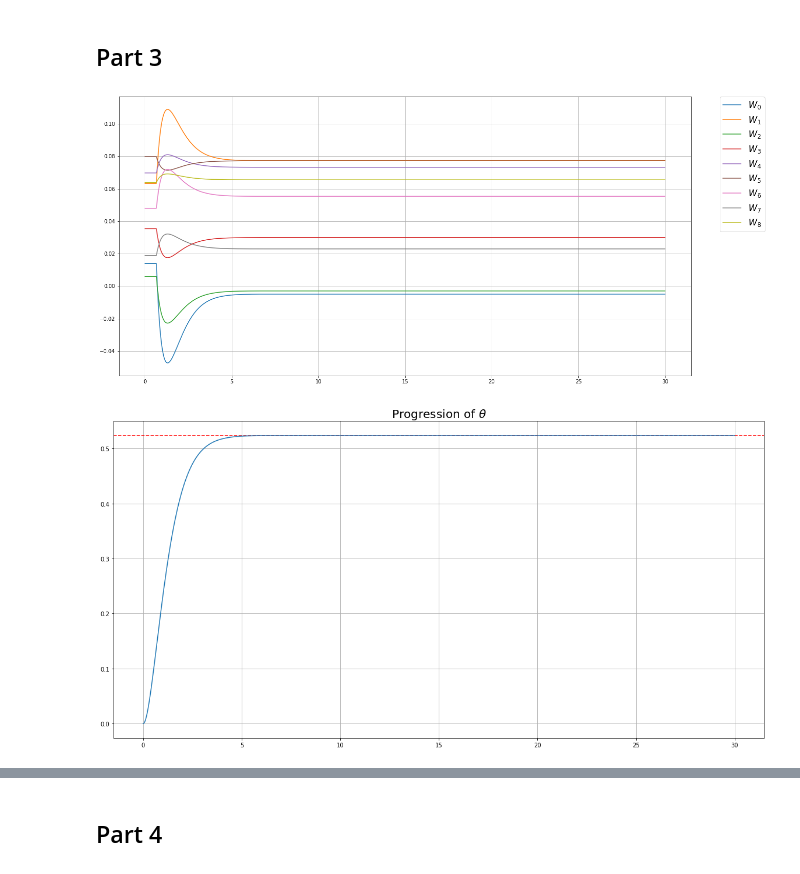
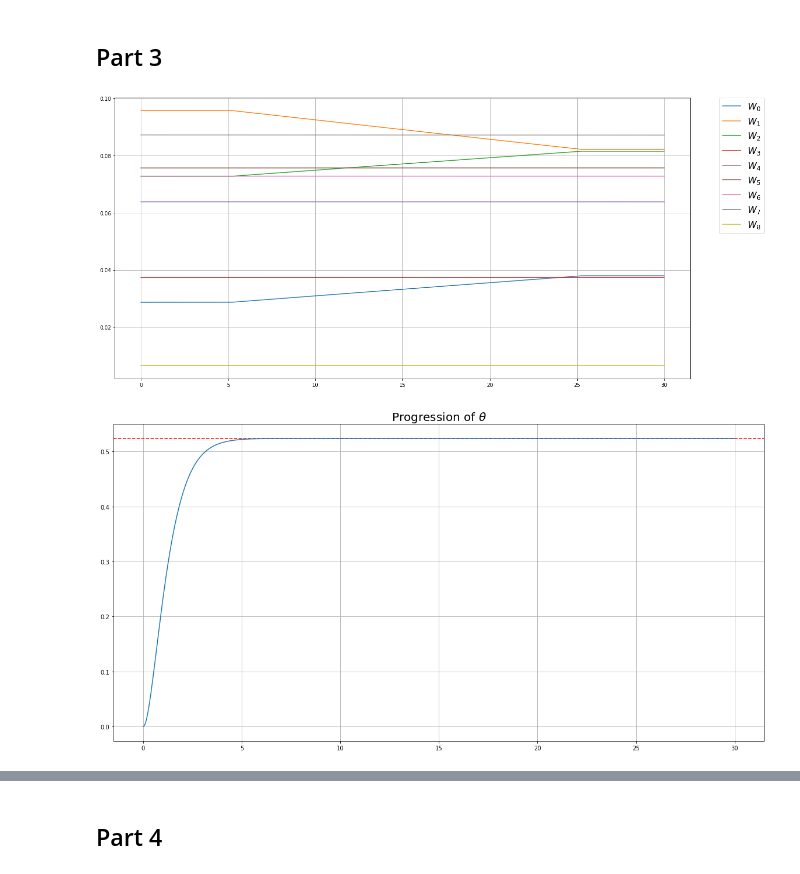
Before and after one commit to cplan082-tech/Adaptive_Control, a Jupyter notebook: assignments/final/Plante_Clive_final.ipynb, the cells around one changed output, grey strips where cells are left out. Saved outputs shown, nothing was run; the diff lists cells and outputs as text; code cells hidden in the pictures.

```diff
--- a/assignments/final/Plante_Clive_final.ipynb
+++ b/assignments/final/Plante_Clive_final.ipynb
@@ -227,7 +228,6 @@ cycles = int(stop_time//Ts)
 cnt_limit = 1000
 eps = 1e-6
 
-NL = 9
 gamma = 0.9
 alpha = 5
 beta = 1
@@ -245,78 +245,89 @@ q = np.array([[1, 0, 0],
             [0, 1, 0],
              [0, 0, 1]])
 
-W0 = np.random.uniform(0,0.1,(1, NL)).T
-W = [W0]
-
-U0 = np.random.uniform(0,0.1,(1, NL)).T
-U = [U0]
-
-
 xk = [np.array([e_theta0, e_w0, e_I0]).reshape(-1,1)]
 
-
+# basis functions
 phi = sp.Matrix([[e_theta, e_w, e_I,
                  e_theta*e_w, e_theta*e_I, e_w*e_I,
                  e_theta**2, e_w**2, e_I**2]])
+NL = len(phi) # number of neurons
 
+# matrix of derivatives of basis functions with respect to e_theta, e_w and e_I
 del_phi = sp.Matrix([[diff(phi, e_theta)], [diff(phi, e_w)], [diff(phi, e_I)]])
 
-phi_func = sp.lambdify([e_theta, e_w, e_I], phi)
-del_phi_func = sp.lambdify([e_theta, e_w, e_I], del_phi)
+phi_func = sp.lambdify([e_theta, e_w, e_I], phi) # function for calculating phi(xk)
+del_phi_func = sp.lambdify([e_theta, e_w, e_I], del_phi) # function for calculating derivatives of phi(xk)
 
+# initialsation of value weights
+W0 = np.random.uniform(0,0.1,(1, NL)).T
+W = [W0] # list for storing weights
+
+# initialsation of policy weights
+U0 = np.random.uniform(0,0.1,(1, NL)).T
+U = [U0] # list for policy weights
+
+# list for storing phi values initialised with phi(x_0)
 lst_phi = [phi_func(*xk[-1].T.tolist()[0])]
+
+# list for storing control inputs
 lst_u = [float((phi_func(*xk[-1].T.tolist()[0])@U[-1]).reshape(()))]
 
-t = [0]
-k = 0
+t = [0] # list for storing time
+k = 0 # time index
+
+# initialisation of weights for comparison in while statement.
+# These vectors will be updated with every iteration of the value/policy loop
 Wji = np.array([0]*NL).reshape(-1,1)
 Uji = np.array([0]*NL).reshape(-1,1)
+
 while (k < cycles):
-    Wj_idx = k
+    Wj_idx = k # index of weights to be used when calculating control input and cost rk in value loop
     k+=1
     t.append(k*Ts)
+    Phi = lst_phi[-1].T # Phi(x_k) (column vec)
+    xk.append(f_xk_func(*xk[-1].T.tolist()[0]) + g_xk_subd*lst_u[-1]) # Measurment
+    lst_phi.append(phi_func(*xk[-1].T.tolist()[0])) # phi(x_(k+1))
+    rk = (xk[-2].T@q@xk[-2]).reshape(()) + R*lst_u[-1]**2 + gamma*lst_phi[-1]@W[-1] # r(x_k)
 
-    Phi = lst_phi[-1].T # phi(x_k) (column vec)
-
-    xk.append(f_xk_func(*xk[-1].T.tolist()[0]) + g_xk_subd*lst_u[-1])
-
-    lst_phi.append(phi_func(*xk[-1].T.tolist()[0]))
-
-    rk = (xk[-2].T@q@xk[-2]).reshape(()) + R*lst_u[-1]**2 + gamma*lst_phi[-1]@W[-1]
-
-    cnt = 0
-    Uj = U[-1]
+    cnt = 0 # value loop counter
     while (~(abs(Wji - W[-1]) < eps).all() & (cnt < cnt_limit)):
-        Wji = W[-1]
-        W.append(Wji - alpha*Phi*(Phi.T@Wji - rk))
-        U.append(Uj)
-        xk.append(f_xk_func(*xk[-1].T.tolist()[0]) + g_xk_subd*lst_u[-1]) # Measurment
         k+=1
         t.append(k*Ts)
-        lst_u.append(float((phi_func(*xk[-2].T.tolist()[0])@Uj).reshape(())))
-        Phi = lst_phi[-1].T # phi(x_k) (column vec)
-        lst_phi.append(phi_func(*xk[-1].T.tolist()[0]))
+        Wji = W[-1] # store previous weights for next comparison
+        W.append(Wji - alpha*Phi*(Phi.T@Wji - rk)) # gradient decent learning for W_(j+1)^(i+1)
+        U.append(U[-1]) # keeps policy weights list same length as value weights list
+        xk.append(f_xk_func(*xk[-1].T.tolist()[0]) + g_xk_subd*lst_u[-1]) # Measurment
+
+        # control input using the weights found before entering value loop
+        lst_u.append(float((phi_func(*xk[-2].T.tolist()[0])@U[-1]).reshape(())))
+        Phi = lst_phi[-1].T # Phi(x_k) (column vec)
+        lst_phi.append(phi_func(*xk[-1].T.tolist()[0])) # phi(x_(k+1))
+
+        # cost using the weights found before entering value loop
         rk = (xk[-2].T@q@xk[-2]).reshape(()) + R*lst_u[-1]**2 + gamma*lst_phi[-1]@W[Wj_idx]
         cnt+=1
 
+    # append one more time to ensure W, U, lst_u and t are same length (for ploting)
     W.append(W[-1])
     U.append(U[-1])
     lst_u.append(lst_u[-1])
 
-    Uj_idx = k
     cnt = 0
-    Wj = W[-1]
     while (~(abs(Uji - U[-1]) < eps).all() & (cnt < cnt_limit)):
-        Uji = U[-1]
-        U.append(Uji - beta*Phi*(2*R*Phi.T@Uji + gamma*g_xk_subd.T@del_phi_func(*xk[-1].T.tolist()[0])@Wj))
-        W.append(Wj)
-        xk.append(f_xk_func(*xk[-1].T.tolist()[0]) + g_xk_subd*lst_u[-1]) # Measurment
         k+=1
         t.append(k*Ts)
+        Uji = U[-1]
+
+        # gradient decent learning for U_(j+1)^(i+1)
+        U.append(Uji - beta*Phi*(2*R*Phi.T@Uji +
+                                 gamma*g_xk_subd.T@del_phi_func(*xk[-1].T.tolist()[0])@W[-1]))
+        W.append(W[-1])# keeps value weights list same length as policy weights list
+        xk.append(f_xk_func(*xk[-1].T.tolist()[0]) + g_xk_subd*lst_u[-1]) # Measurment
         lst_u.append(float((phi_func(*xk[-2].T.tolist()[0])@U[-1]).reshape(())))
         cnt+=1
 
 ploting(U, xk, lst_u, t, NL)
 # %% [output]
-[figure, old version]
+[figure, new version]
 [figure]
```
Also changed, not shown: parts of 5 cells of this notebook.
